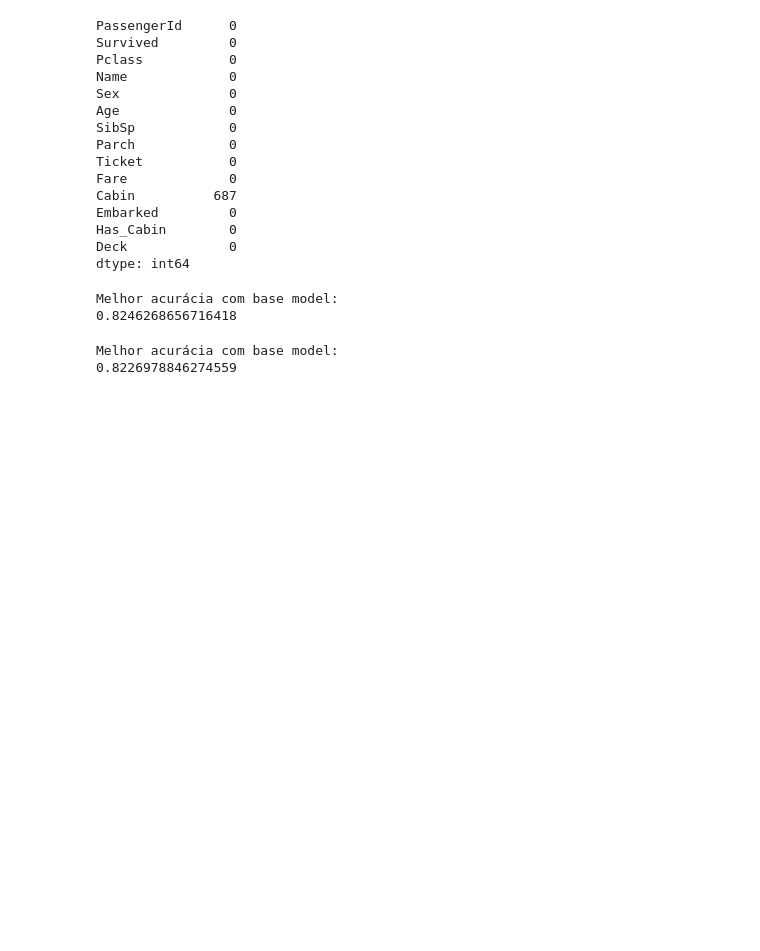
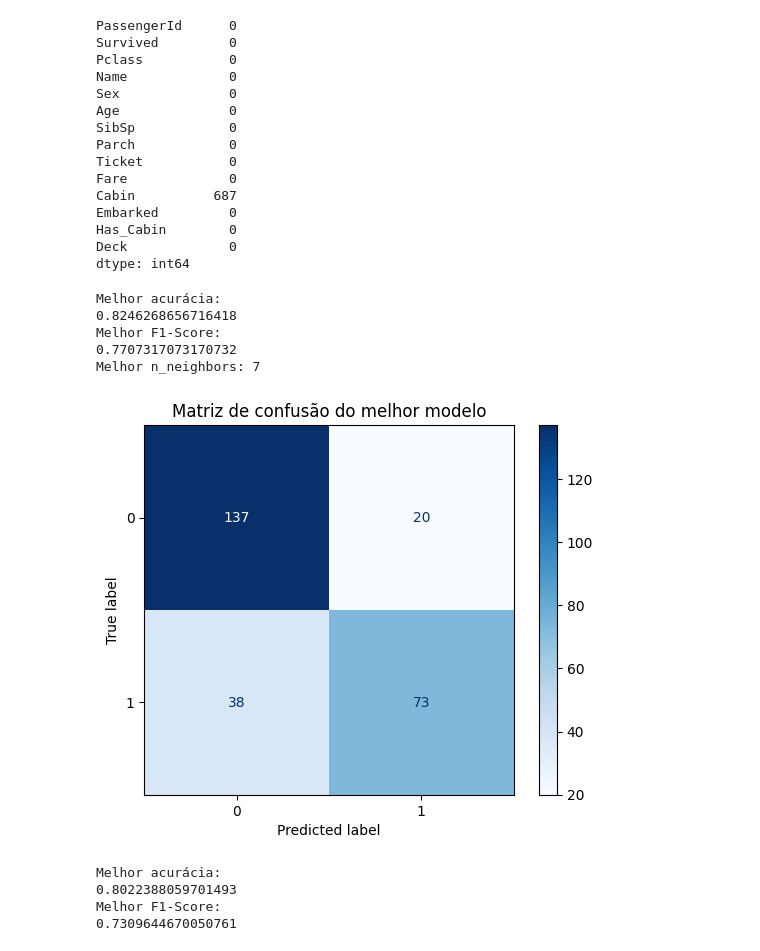
Before and after one commit to nevidomyyb/titanic-challenge, a Jupyter notebook: desafio.ipynb, the cells around one changed output. Cells and saved outputs as stored; diff of their text form; code cells hidden in the pictures; blank space fills up the shorter version.

Commit message:
add: new models tested

```diff
--- a/desafio.ipynb
+++ b/desafio.ipynb
@@ -190,51 +204,81 @@ cat_var = ['Sex', 'Embarked', 'Deck', 'Ticket']
 X = train_df[num_var+cat_var]
 y = train_df['Survived']
 
-preprocessor = ColumnTransformer(
-    transformers=[
-        ('num', StandardScaler(), num_var),
-        ('cat', OneHotEncoder(handle_unknown='ignore'), cat_var)
-    ]
-)
+
+
+num_pipeline = Pipeline(steps=[
+    ('imputer', SimpleImputer(strategy='median')),
+    ('scaler', StandardScaler())
+])
+
+cat_pipeline = Pipeline(steps=[
+    ('imputer', SimpleImputer(strategy='most_frequent')),
+    ('encoder', OneHotEncoder(handle_unknown='ignore'))
+])
+
+
+preprocessor = ColumnTransformer(transformers=[
+    ('num', num_pipeline, num_var),
+    ('cat', cat_pipeline, cat_var)
+])
 # %%
 # Basemodel simples com KNN
 
 scores = {}
 X_train, X_test, y_train, y_test = train_test_split(
-    X, y, test_size=0.3, random_state=42
+    X, y, test_size=0.3, random_state=42,
 )
 for i in range(1, 16):
 
     model = Pipeline(
         steps=[
             ('preprocessor', preprocessor),
             ('model', KNeighborsClassifier(n_neighbors=i, n_jobs=4))
         ]
     )
 
     model.fit(X_train, y_train)
     y_pred = model.predict(X_test)
 
     accuracy = accuracy_score(y_test, y_pred)
-    scores[i] = { 'accuracy': accuracy}
+    f_score = f1_score(y_test, y_pred)
+    scores[i] = { 'accuracy': accuracy, 'f1': f_score}
 
 best_model = max(scores.items(), key=lambda x: x[1]['accuracy'])
-print('Melhor acurácia com base model:')
+print('Melhor acurácia:')
 print(best_model[1]['accuracy'])
+print('Melhor F1-Score:')
+print(best_model[1]['f1'])
+print('Melhor n_neighbors:', best_model[0])
+
+cm = confusion_matrix(y_test, y_pred)
+
+cm_plot = ConfusionMatrixDisplay(confusion_matrix=cm)
+cm_plot.plot(cmap='Blues')
+plt.title('Matriz de confusão do melhor modelo')
+plt.show()
 # %% [output]
-Melhor acurácia com base model:
+Melhor acurácia:
 0.8246268656716418
+Melhor F1-Score:
+0.7707317073170732
+Melhor n_neighbors: 7
+[figure, added]
 # %%
 # Base model com RandomSearch
 
 param_dist = {
     'model__n_neighbors': list(range(3, 19)),
     'model__weights': ['uniform', 'distance'],
-    'model__algorithm': ['auto', 'ball_tree', 'kd_tree', 'brute'],
-    'model__leaf_size': [ 10, 20, 30, 40, 50],
+    'model__algorithm': ['auto', 'brute'],
+    'model__leaf_size': [ 10, 20, 30, 40, 50, 60, 70, 80],
     'model__p': [1, 2],
     'model__metric': ['euclidean', 'manhattan', 'minkowski']
 }
+
+X_train, X_test, y_train, y_test = train_test_split(
+    X, y, test_size=0.3, random_state=42,
+)
 
 pipeline = Pipeline(
     steps=[
@@ -244,16 +288,28 @@ pipeline = Pipeline(
 )
 
 random_search = RandomizedSearchCV(
-    pipeline, param_distributions=param_dist, n_iter=100,
-    cv=5, scoring='accuracy', random_state=42, n_jobs=4
+    pipeline, param_distributions=param_dist, n_iter=20,
+    cv=5,
+    scoring='accuracy',
+    random_state=42, n_jobs=4
 )
-random_search.fit(X, y)
+random_search.fit(X_train, y_train)
 
-print('Melhor acurácia com base model:')
-print(random_search.best_score_)
+best_estimator = random_search.best_estimator_
+y_pred = best_estimator.predict(X_test)
+
+accuracy = accuracy_score(y_test, y_pred)
+f1 = f1_score(y_test, y_pred)
+
+print('Melhor acurácia:')
+print(accuracy)
+print('Melhor F1-Score:')
+print(f1)
 # %% [output]
-Melhor acurácia com base model:
-0.8226978846274559
+Melhor acurácia:
+0.8022388059701493
+Melhor F1-Score:
+0.7309644670050761
 # %%
 # Base model com RandomForestClassifier
 
```
Also changed, not shown: parts of 9 cells of this notebook.
